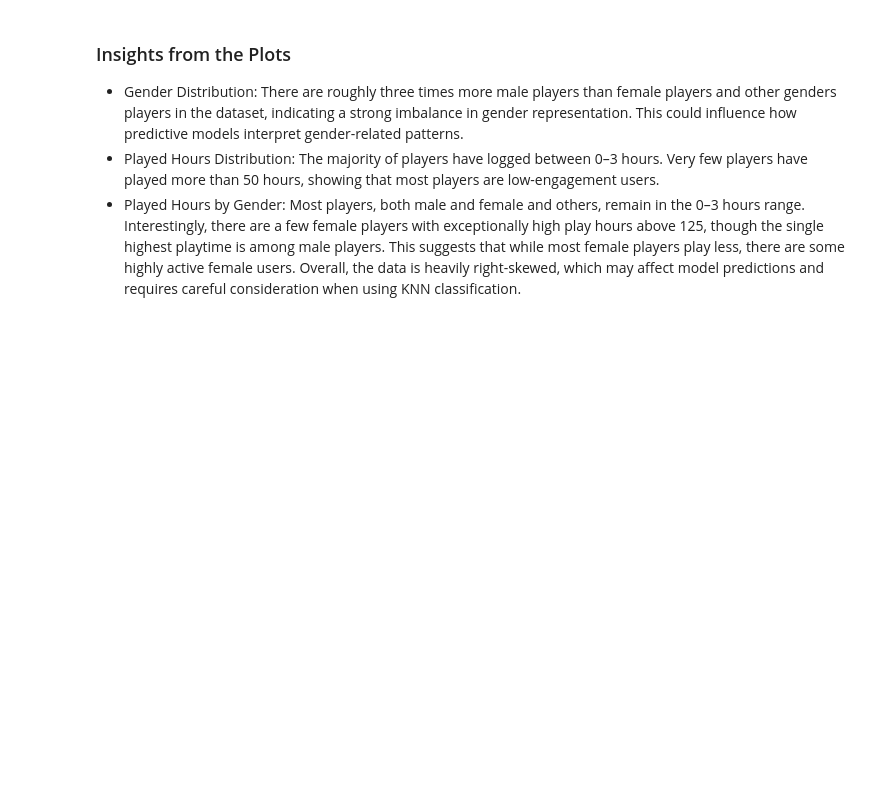
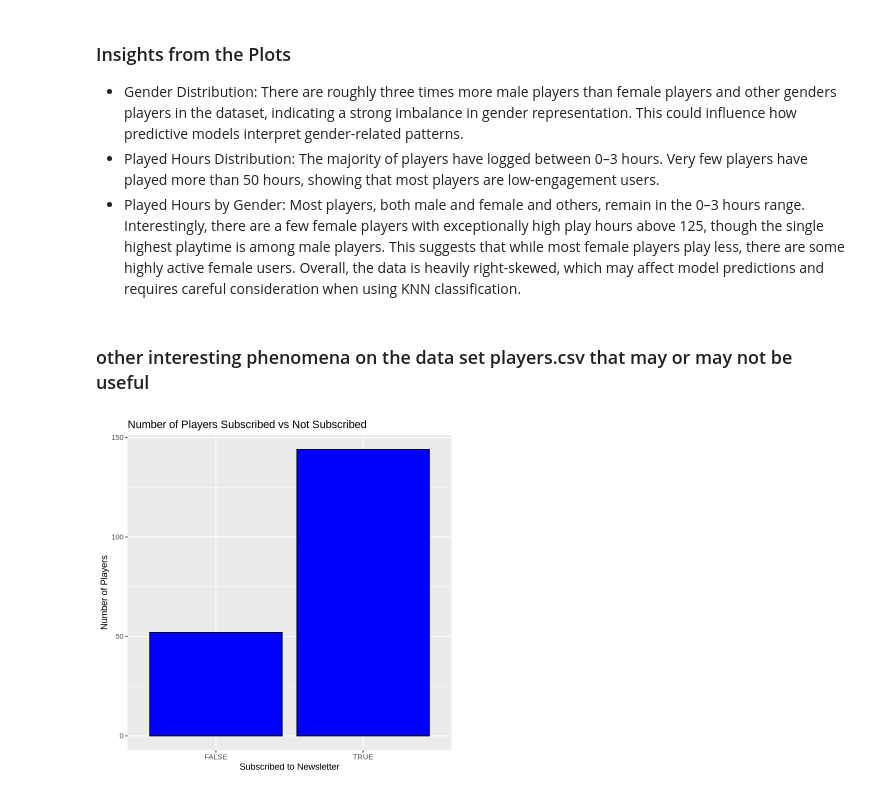
Before and after one commit to KEN-I-NOT/DSCI_project_group13, a Jupyter notebook: DSCI_Group13_final_v1.ipynb, the cells around one changed output. Saved outputs shown, nothing was run; the diff lists cells and outputs as text; code cells hidden in the pictures; blank space fills up the shorter version.

```diff
--- a/DSCI_Group13_final_v1.ipynb
+++ b/DSCI_Group13_final_v1.ipynb
@@ -189,3 +249,13 @@ played_hours_hist
 - Gender Distribution: There are roughly three times more male players than female players and other genders players in the dataset, indicating a strong imbalance in gender representation. This could influence how predictive models interpret gender-related patterns.
 - Played Hours Distribution: The majority of players have logged between 0–3 hours. Very few players have played more than 50 hours, showing that most players are low-engagement users.
 - Played Hours by Gender: Most players, both male and female and others, remain in the 0–3 hours range. Interestingly, there are a few female players with exceptionally high play hours above 125, though the single highest playtime is among male players. This suggests that while most female players play less, there are some highly active female users. Overall, the data is heavily right-skewed, which may affect model predictions and requires careful consideration when using KNN classification.
+# %% [markdown]
+### other interesting phenomena on the data set players.csv that may or may not be useful
+# %%
+# graph of Subscribed vs Not Subscribed
+graph_subscribe <- ggplot(players, aes(x = subscribe)) +
+  geom_bar(fill = "blue", color = "black") +
+  labs(title = "Number of Players Subscribed vs Not Subscribed", x = "Subscribed to Newsletter", y = "Number of Players")
+graph_subscribe
+# %% [output]
+[figure, added]
```
Also changed, not shown: parts of 24 cells of this notebook.
